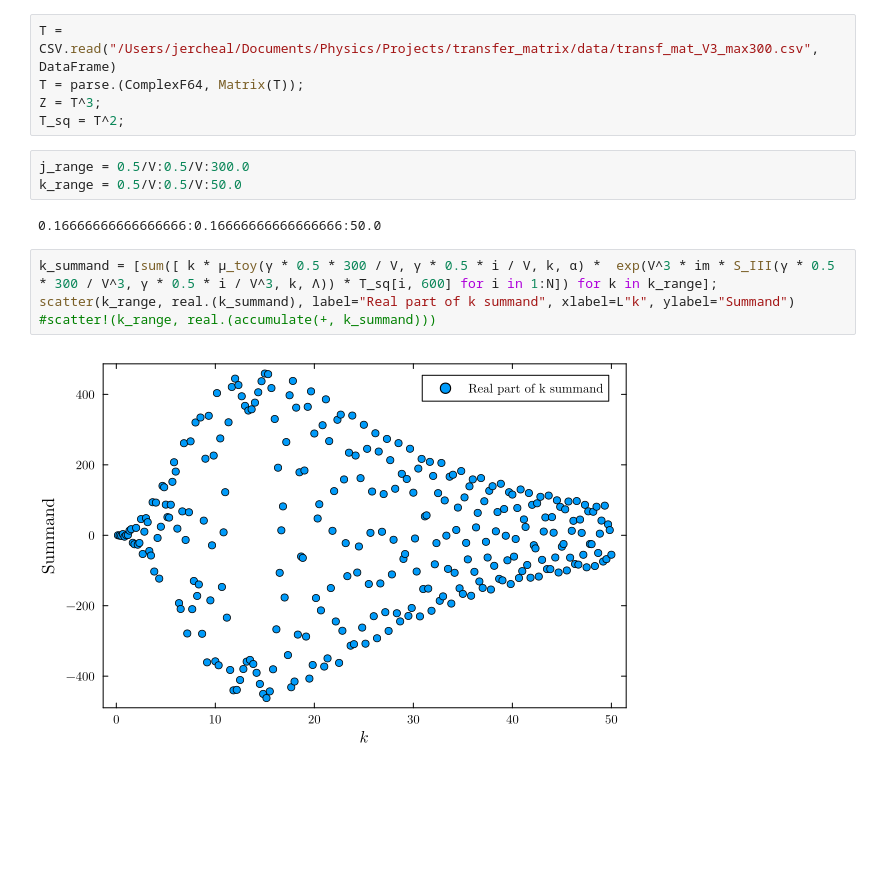
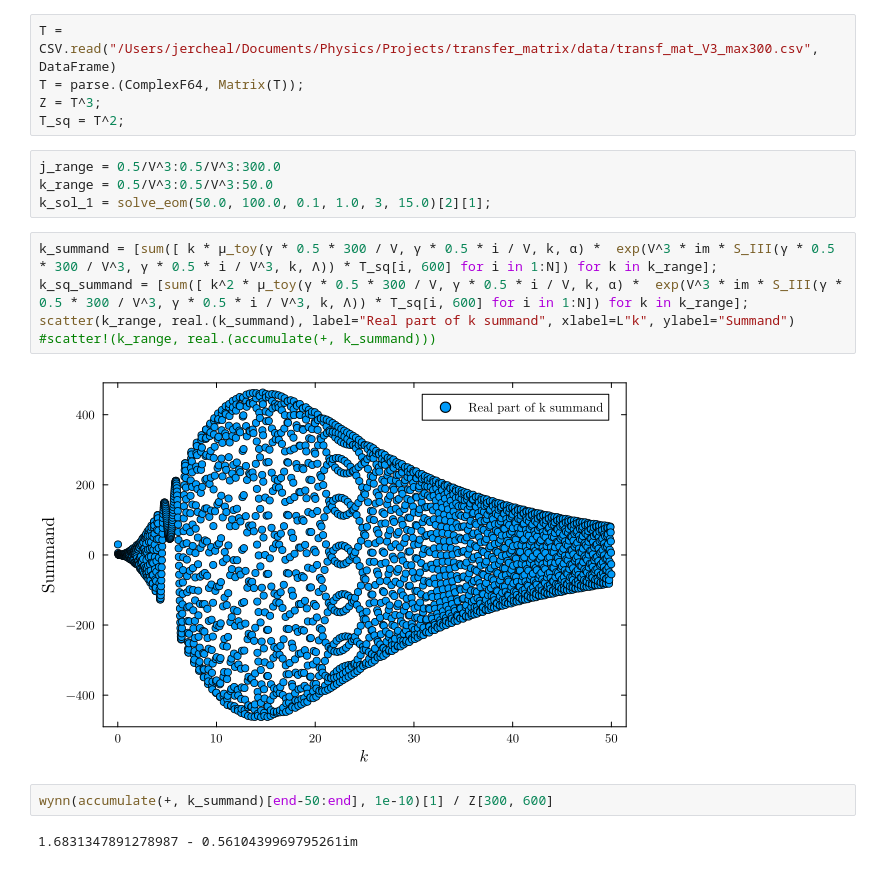
Before and after one commit to Jercheal/transfer_matrix, a Jupyter notebook: evaluate.ipynb, the cells around one changed output. Drawn from its saved outputs; the diff is of its cells as text; blank space fills up the shorter version.

```diff
--- a/evaluate.ipynb
+++ b/evaluate.ipynb
@@ -227,13 +232,17 @@ T = parse.(ComplexF64, Matrix(T));
 Z = T^3;
 T_sq = T^2;
 # %%
-j_range = 0.5/V:0.5/V:300.0
-k_range = 0.5/V:0.5/V:50.0
+j_range = 0.5/V^3:0.5/V^3:300.0
+k_range = 0.5/V^3:0.5/V^3:50.0
+k_sol_1 = solve_eom(50.0, 100.0, 0.1, 1.0, 3, 15.0)[2][1];
-# %% [output]
-0.16666666666666666:0.16666666666666666:50.0
 # %%
 k_summand = [sum([ k * μ_toy(γ * 0.5 * 300 / V, γ * 0.5 * i / V, k, α) *  exp(V^3 * im * S_III(γ * 0.5 * 300 / V^3, γ * 0.5 * i / V^3, k, Λ)) * T_sq[i, 600] for i in 1:N]) for k in k_range];
+k_sq_summand = [sum([ k^2 * μ_toy(γ * 0.5 * 300 / V, γ * 0.5 * i / V, k, α) *  exp(V^3 * im * S_III(γ * 0.5 * 300 / V^3, γ * 0.5 * i / V^3, k, Λ)) * T_sq[i, 600] for i in 1:N]) for k in k_range];
 scatter(k_range, real.(k_summand), label="Real part of k summand", xlabel=L"k", ylabel="Summand")
 #scatter!(k_range, real.(accumulate(+, k_summand)))
 # %% [output]
-[figure, old version]
+[figure, new version]
+# %%
+wynn(accumulate(+, k_summand)[end-50:end], 1e-10)[1] / Z[300, 600]
+# %% [output]
+1.6831347891278987 - 0.5610439969795261im
```
Also changed, not shown: parts of 9 cells of this notebook.
